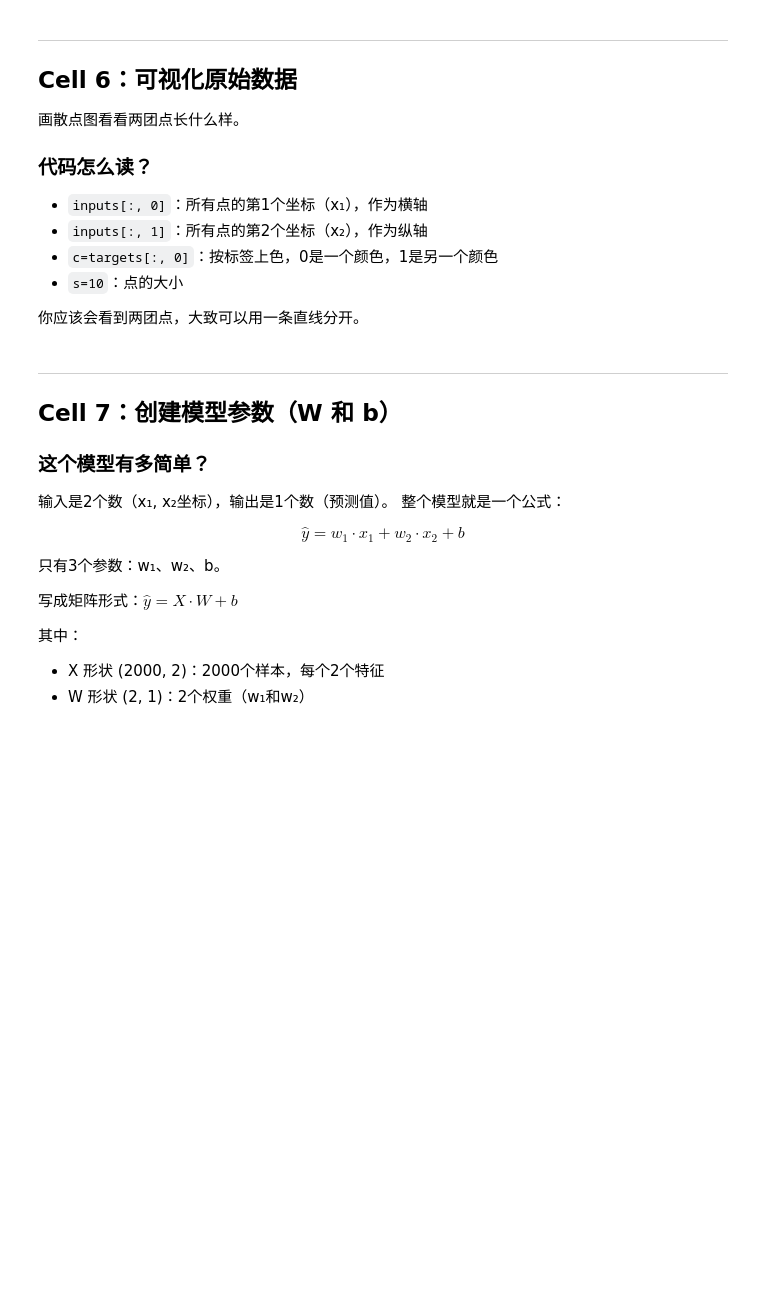
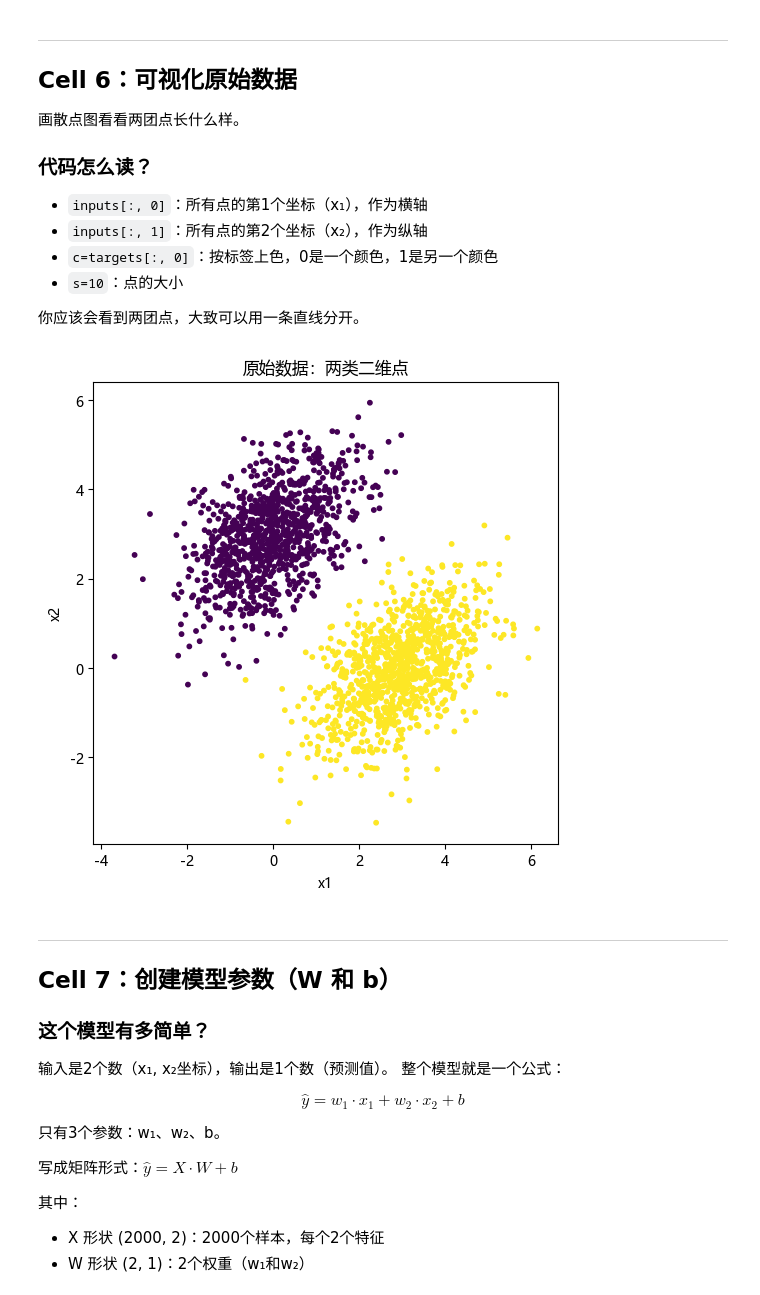
Before and after one commit to five-five0909/python-learn-start, a Jupyter notebook: python深度学习/第三章-Keras和TensorFlow入门/TensorFlow入门_线性分类器_逐行拆解.ipynb, the cells around one changed output. Drawn from its saved outputs; the diff is of its cells as text; code cells hidden in the pictures; blank space fills up the shorter version.

```diff
--- a/python深度学习/第三章-Keras和TensorFlow入门/TensorFlow入门_线性分类器_逐行拆解.ipynb
+++ b/python深度学习/第三章-Keras和TensorFlow入门/TensorFlow入门_线性分类器_逐行拆解.ipynb
@@ -152,15 +232,17 @@ print(f"\n标签统计：0有{int((targets==0).sum())}个，1有{int((targets==1
 # %%
 plt.figure(figsize=(6, 6))
 plt.scatter(
-    inputs[:, 0],        # 横轴：x₁坐标
-    inputs[:, 1],        # 纵轴：x₂坐标
-    c=targets[:, 0],     # 按标签上色（0=紫色，1=黄色）
-    s=10                 # 点的大小
+    inputs[:, 0],
+    inputs[:, 1],
+    c=targets[:, 0],
+    s=10
 )
-plt.xlabel("x₁")
-plt.ylabel("x₂")
+plt.xlabel("x1")
+plt.ylabel("x2")
 plt.title("原始数据：两类二维点")
 plt.show()
+# %% [output]
+[figure, added]
 # %% [markdown]
 ---
 ## Cell 7：创建模型参数（W 和 b）
```
Also changed, not shown: parts of 16 cells of this notebook, 4 other files.
